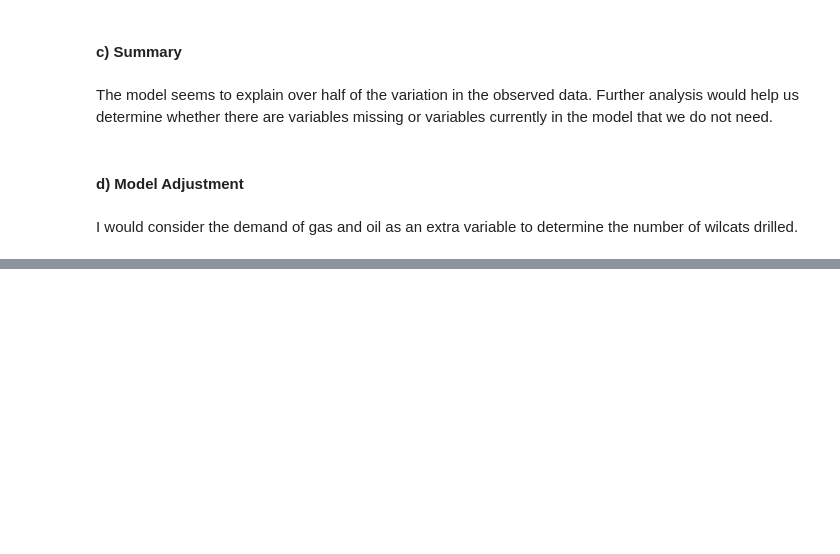
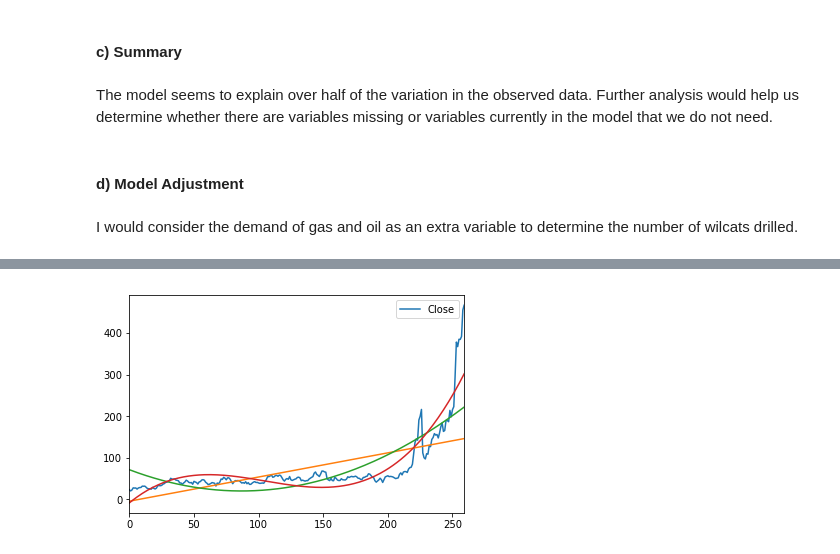
Before and after one commit to gerdm/UMA, a Jupyter notebook: econometrics/Homework 2.ipynb, the cells around one changed output, grey strips where cells are left out. Cells and saved outputs as stored; diff of their text form; code cells hidden in the pictures; blank space fills up the shorter version.

```diff
--- a/econometrics/Homework 2.ipynb
+++ b/econometrics/Homework 2.ipynb
@@ -215,0 +293,16 @@ I would consider the demand of gas and oil as an extra variable to determine the
+# %%
+qcom_linear_model = smf.ols("Close ~ time", data=qualcomm).fit()
+qcom_2nd_model = smf.ols("Close ~ time + I(time**2)", data=qualcomm).fit()
+qcom_3rd_model = smf.ols("Close ~ time + I(time**2) + I(time**3)", data=qualcomm).fit()
+
+qcom_models = [qcom_linear_model,
+          qcom_2nd_model,
+          qcom_3rd_model]
+# %%
+qualcomm[["date", "Close"]].plot()
+qcom_linear_model.fittedvalues.plot()
+qcom_2nd_model.fittedvalues.plot()
+qcom_3rd_model.fittedvalues.plot()
+plt.show()
+# %% [output]
+[figure, added]
```
Also changed, not shown: parts of 24 cells of this notebook, 2 other files.
